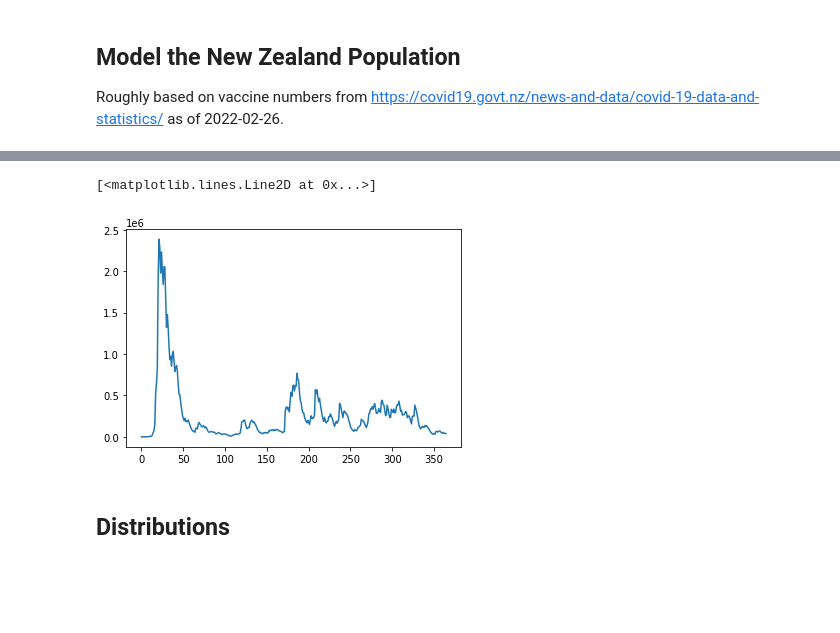
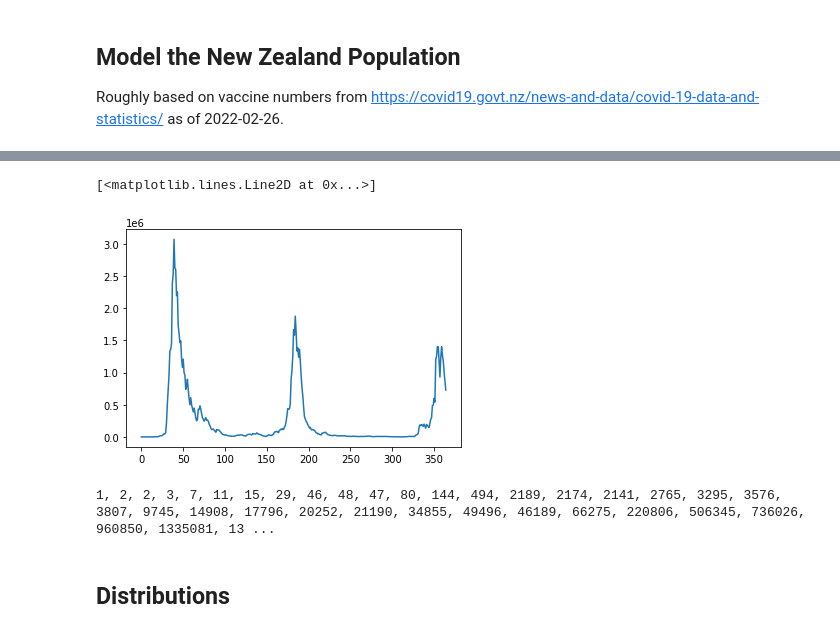
Before and after one commit to cbare/Etudes, a Jupyter notebook: notebooks/covid-model.ipynb, the cells around one changed output, grey strips where cells are left out. Cells and saved outputs as stored; diff of their text form; code cells hidden in the pictures; blank space fills up the shorter version.

```diff
--- a/notebooks/covid-model.ipynb
+++ b/notebooks/covid-model.ipynb
@@ -217,17 +219,21 @@ plt.hist(pop)
 # %%
 cases = np.zeros(n)
 cases[0] = 10
 
 n_cases = []
 for i in tqdm(range(365)):
-    cases = spread(cases, pop, n=n, r0=15)
+    cases, pop = spread(cases, pop, n=n, r0=15)
     cases, pop = recover(cases, pop, waning_immunity=0.9985)
     n_cases.append(sum(cases>0))
 
 plt.plot(n_cases)
 # %% [output]
 [<matplotlib.lines.Line2D at 0x...>]
-[figure, old version]
+[figure, new version]
+# %%
+print(", ".join(str(x) for x in n_cases))
+# %% [output]
+1, 2, 2, 3, 7, 11, 15, 29, 46, 48, 47, 80, 144, 494, 2189, 2174, 2141, 2765, 3295, 3576, 3807, 9745, 14908, 17796, 20252, 21190, 34855, 49496, 46189, 66275, 220806, 506345, 736026, 960850, 1335081, 13 ...
 # %% [markdown]
 ## Distributions
 # %%
```
Also changed, not shown: parts of 6 cells of this notebook.
